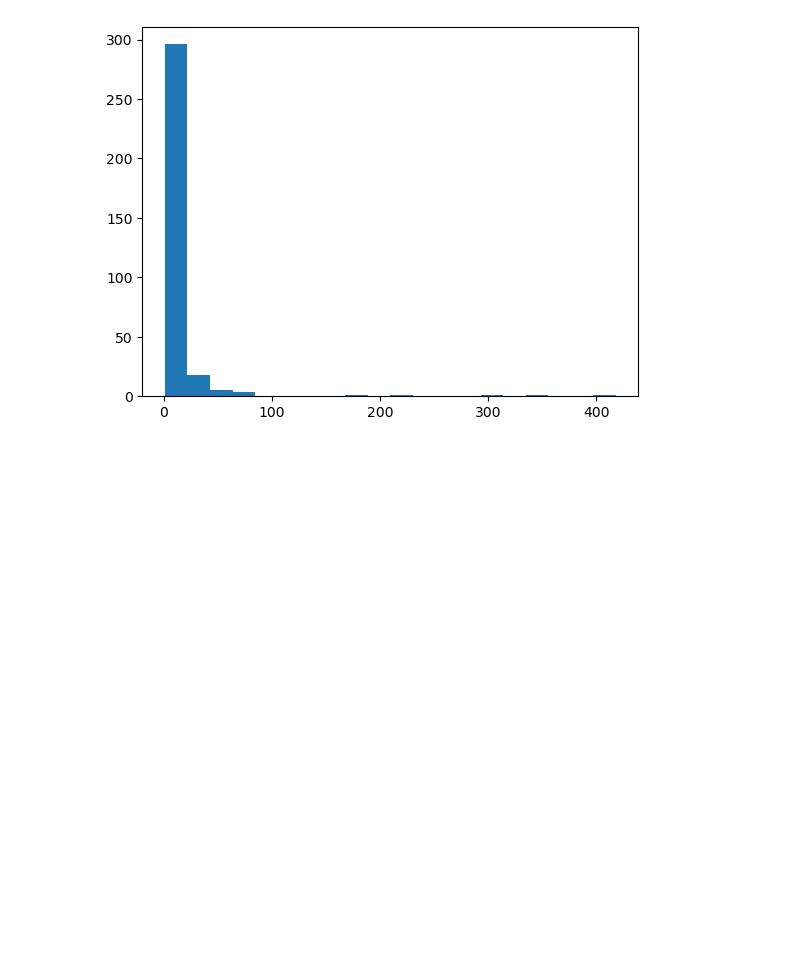
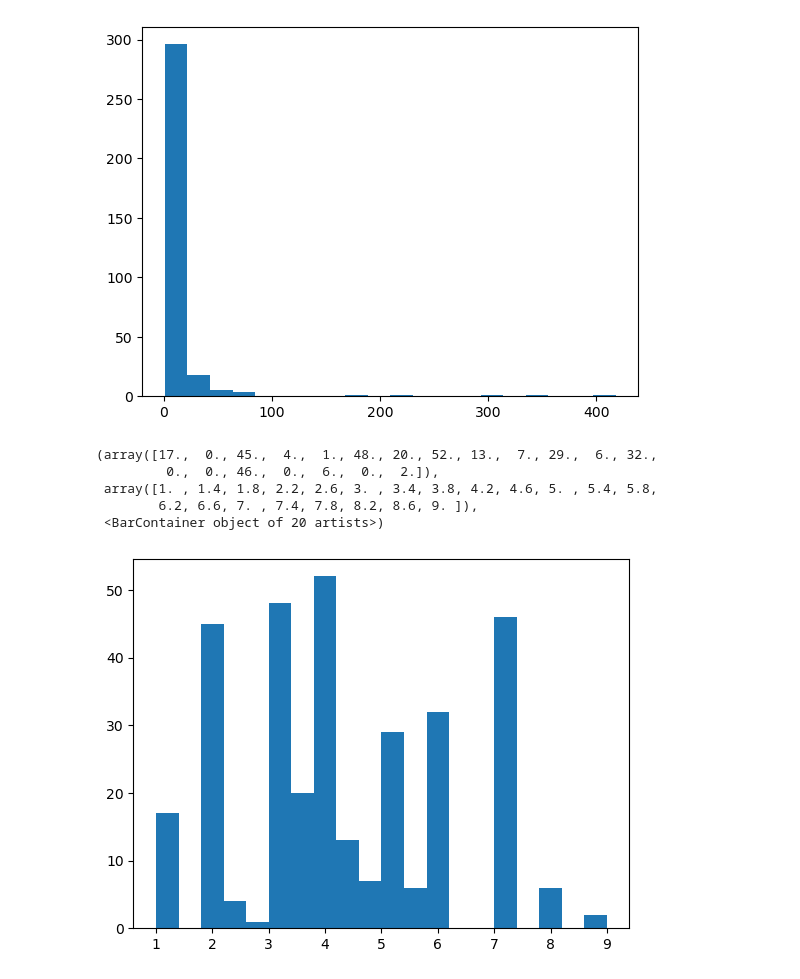
Before and after one commit to DAAAAMNSocialJustice/disruptjmm, a Jupyter notebook: tda/playingaround.ipynb, the cells around one changed output. Saved outputs shown, nothing was run; the diff lists cells and outputs as text; code cells hidden in the pictures; blank space fills up the shorter version.

Commit message:
Update playingaround.ipynb
normalized by tweet amounts

```diff
--- a/tda/playingaround.ipynb
+++ b/tda/playingaround.ipynb
@@ -74,8 +58,10 @@ codes
  'virtual participation']
 # %%
 df_codes = pd.DataFrame(columns = codes)
+num_tweets_retweets = np.zeros(len(tweeters))
 for i in range(len(tweeters)):
     df_temp = df[df['user_username'] == tweeters[i]]
+    num_tweets_retweets[i] = len(df_temp)
     #sum the all codes column
     codes_sum_temp = df_temp['all codes'].sum()
     #make a dictionary of the codes and how many times they appear in codes_sum_temp
@@ -132,0 +103,7 @@ df_test
+# %%
+#let's try normalizing because data be wild
+#divide each row by the number of tweets/retweets
+df_codes_array_norm_tweet = np.zeros((len(tweeters),len(codes)))
+for i in range(len(tweeters)):
+    df_codes_array_norm_tweet[i] = df_codes_array[i]/num_tweets_retweets[i]
+df_codes_array_norm_tweet
@@ -194,3 +214,14 @@ plt.hist(meh[:,0], bins=20)
         334.6 , 355.45, 376.3 , 397.15, 418.  ]),
  <BarContainer object of 20 artists>)
 [figure]
+# %%
+meh2 = l1_norm_trans.fit_transform(df_codes_array_norm_tweet)
+meh2
+plt.hist(meh2[:,0], bins=20)
+# %% [output]
+(array([17.,  0., 45.,  4.,  1., 48., 20., 52., 13.,  7., 29.,  6., 32.,
+         0.,  0., 46.,  0.,  6.,  0.,  2.]),
+ array([1. , 1.4, 1.8, 2.2, 2.6, 3. , 3.4, 3.8, 4.2, 4.6, 5. , 5.4, 5.8,
+        6.2, 6.6, 7. , 7.4, 7.8, 8.2, 8.6, 9. ]),
+ <BarContainer object of 20 artists>)
+[figure, added]
```
Also changed, not shown: parts of 8 cells of this notebook.
